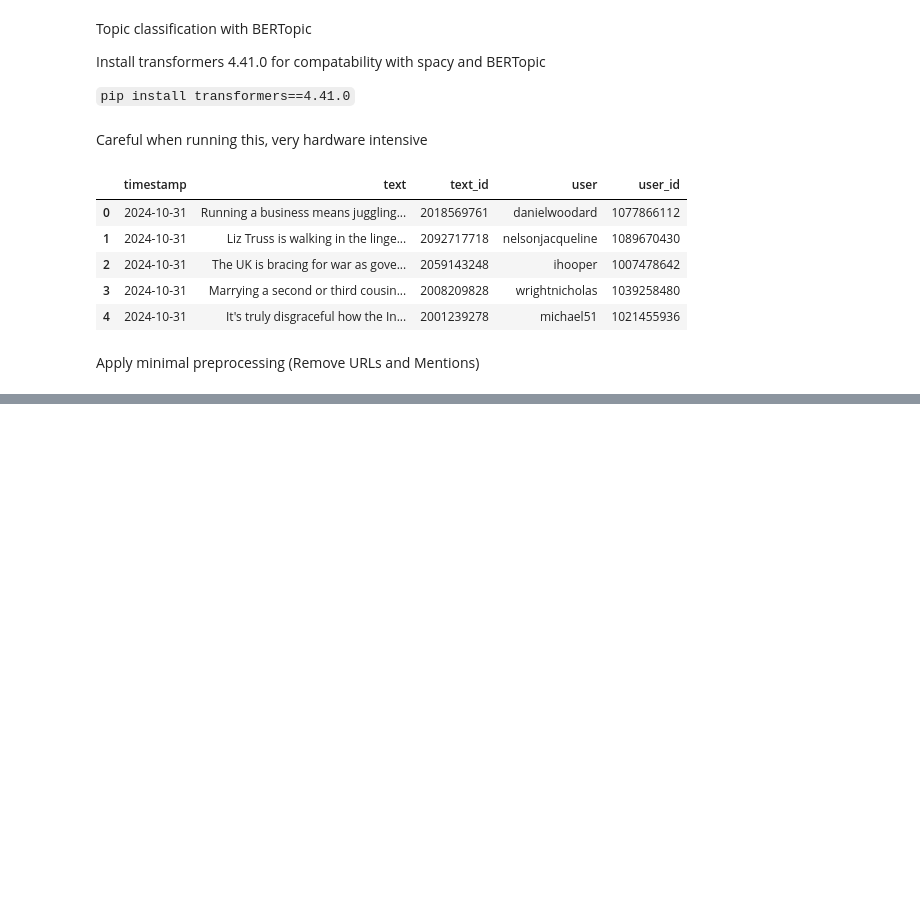
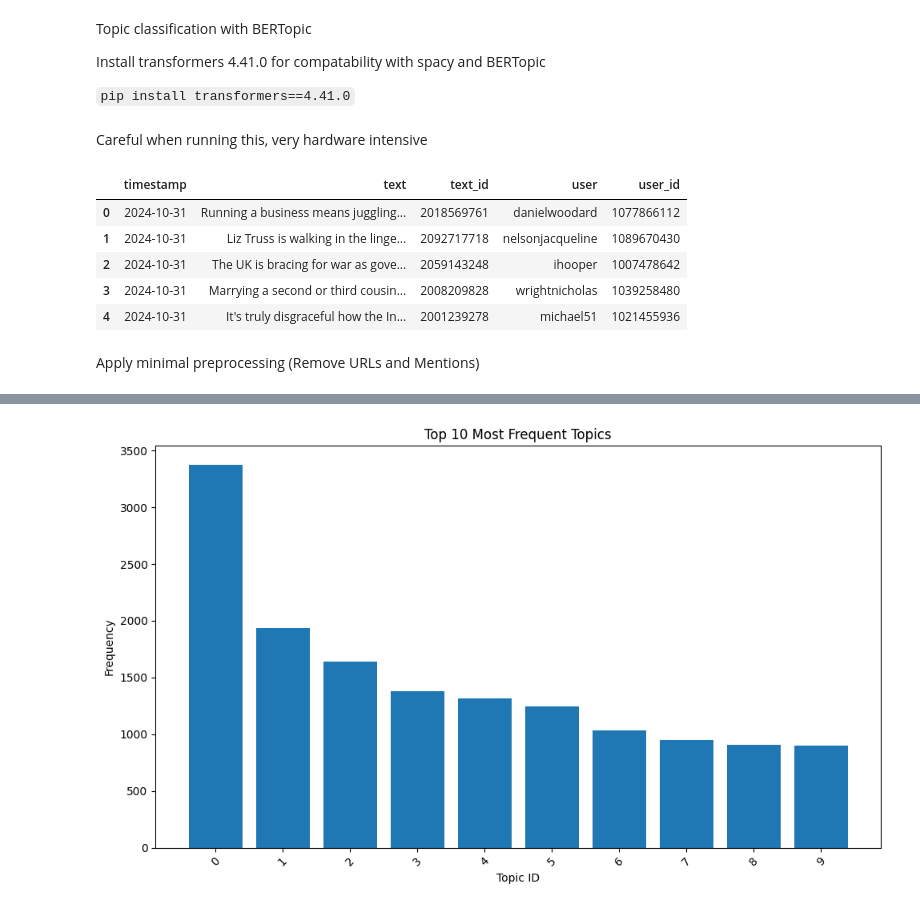
Before and after one commit to IronL442/UL-Case-Study-V2, a Jupyter notebook: analysis/topic_classification.ipynb, the cells around one changed output, grey strips where cells are left out. Cells and saved outputs as stored; diff of their text form; code cells hidden in the pictures; blank space fills up the shorter version.

```diff
--- a/analysis/topic_classification.ipynb
+++ b/analysis/topic_classification.ipynb
@@ -87,9 +86,9 @@ def setup_bertopic_model(df_posts, batch_size=64):
         embedding_model=sentence_model,
         vectorizer_model=vectorizer_model,
         umap_model=umap_model,
-        #min_topic_size = 20,      # uncomment to set manual minimum topic size
+        min_topic_size = 30,      # uncomment to set manual minimum topic size
         nr_topics='auto',
-        calculate_probabilities=True,
+        calculate_probabilities=False,
         verbose=True
     )
 
@@ -202,3 +245,25 @@ for _, row in topics_info.head(20).iterrows():
+# %%
+# 1. Retrieve topic information
+topics_info = topic_model.get_topic_info()
+
+# 2. Filter out the outlier topic (topic_id = -1) if you want
+topics_info_filtered = topics_info[topics_info.Topic != -1]
+
+# 3. Select top N topics
+top_n = 10
+top_topics = topics_info_filtered.head(top_n)
+
+# 4. Create a bar chart
+plt.figure(figsize=(10, 6))
+plt.bar(range(len(top_topics)), top_topics["Count"])
+plt.xticks(range(len(top_topics)), top_topics["Topic"], rotation=45)
+plt.xlabel("Topic ID")
+plt.ylabel("Frequency")
+plt.title(f"Top {top_n} Most Frequent Topics")
+plt.tight_layout()
+plt.show()
+# %% [output]
+[figure, added]
 # %%
 # Transform documents into topics and probabilities
 #documents = df_posts['text'].tolist()
```
Also changed, not shown: parts of 4 cells of this notebook.
